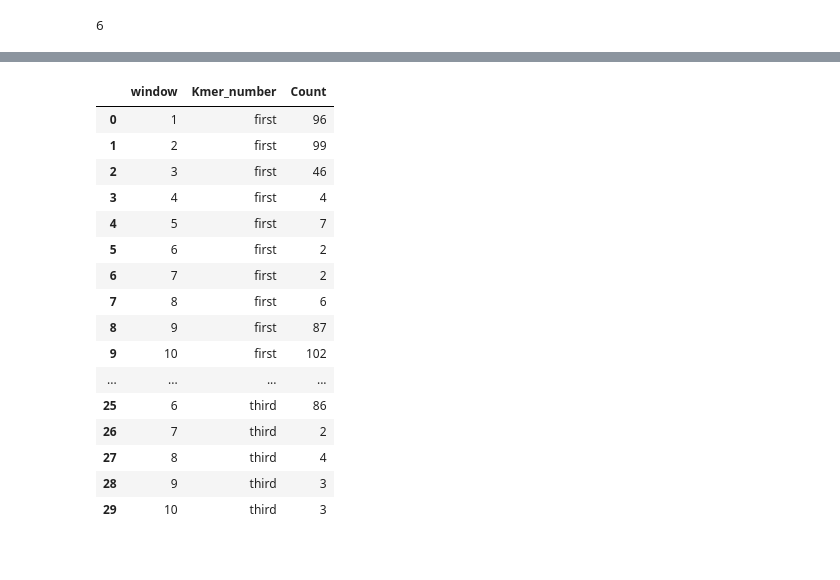
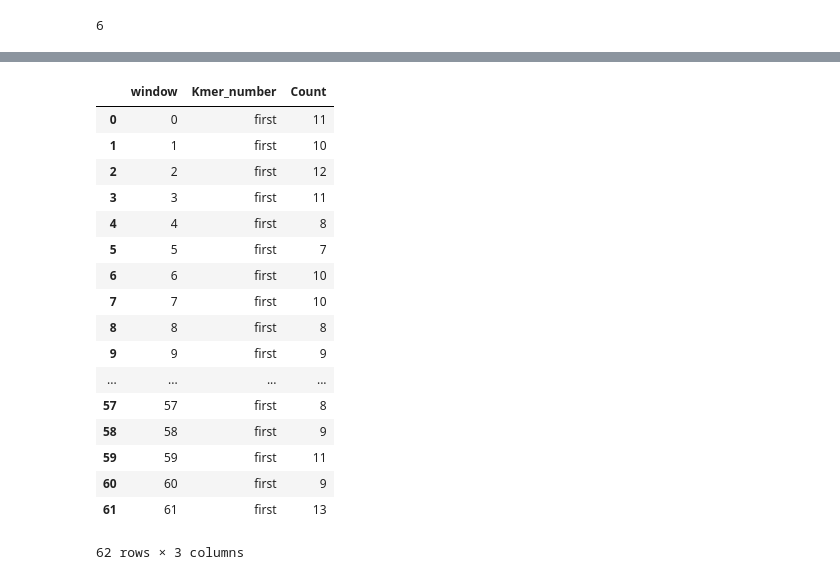
Before and after one commit to faramer86/GenomeAssembly, a Jupyter notebook: GenomeProject.ipynb, the cells around one changed output, grey strips where cells are left out. Saved outputs shown, nothing was run; the diff lists cells and outputs as text; code cells hidden in the pictures.

```diff
--- a/GenomeProject.ipynb
+++ b/GenomeProject.ipynb
@@ -474,26 +381,53 @@ df = OrderedDict([ ('window', y),
+# %%
+def give_three_motif_density(genome, list_with_3_motifs, window = len(genome)//10):
+    three_distr = dict()
+    for motif in list_with_3_motifs:
+        x = motif_density(genome, window, motif)
+#         if len(x) == 10:
+        three_distr[motif] = x
+#         else:
+#             x.append(0)
+#             three_distr[motif] = x
+    return three_distr
+# %%
+# Список с тремя наиболее частыми к-мерами
+l = [x[0] for x in reversed(listofTuples[-4:-1])]
+# Но все же будем по одному плотить:
+x = give_three_motif_density(all_genomes[0], ['TTTOI'], window = 3000)
+# %%
+def generate_df(distr):
+    k = [key for key in distr]
+    from collections import OrderedDict
+    y = [i for i in range(len(distr[k[0]]))]
+    d = OrderedDict([ ('window', y),
+          ('first', distr[k[0]])])
+    kmers_df = pd.DataFrame.from_dict(d)
+    return kmers_df
+# %%
+df = generate_df(x)
 # %%
-kmers_df = pd.DataFrame.from_dict(df)
-kmers_df = pd.melt(kmers_df, id_vars=['window'],
-                   value_vars=['first', 'second', 'third'],
+kmers_df = pd.melt(df, id_vars=['window'],
+                   value_vars=['first'],
                    var_name='Kmer_number',
                    value_name='Count')
 kmers_df
 # %% [output]
 |  | window | Kmer_number | Count |
-| 0 | 1 | first | 96 |
-| 1 | 2 | first | 99 |
-| 2 | 3 | first | 46 |
-| 3 | 4 | first | 4 |
-| 4 | 5 | first | 7 |
-| 5 | 6 | first | 2 |
-| 6 | 7 | first | 2 |
-| 7 | 8 | first | 6 |
-| 8 | 9 | first | 87 |
-| 9 | 10 | first | 102 |
+| 0 | 0 | first | 11 |
+| 1 | 1 | first | 10 |
+| 2 | 2 | first | 12 |
+| 3 | 3 | first | 11 |
+| 4 | 4 | first | 8 |
+| 5 | 5 | first | 7 |
+| 6 | 6 | first | 10 |
+| 7 | 7 | first | 10 |
+| 8 | 8 | first | 8 |
+| 9 | 9 | first | 9 |
 | ... | ... | ... | ... |
-| 25 | 6 | third | 86 |
-| 26 | 7 | third | 2 |
-| 27 | 8 | third | 4 |
-| 28 | 9 | third | 3 |
-| 29 | 10 | third | 3 |
+| 57 | 57 | first | 8 |
+| 58 | 58 | first | 9 |
+| 59 | 59 | first | 11 |
+| 60 | 60 | first | 9 |
+| 61 | 61 | first | 13 |
+62 rows × 3 columns
 # %%
```
Also changed, not shown: parts of 81 cells of this notebook, 16 other files.
